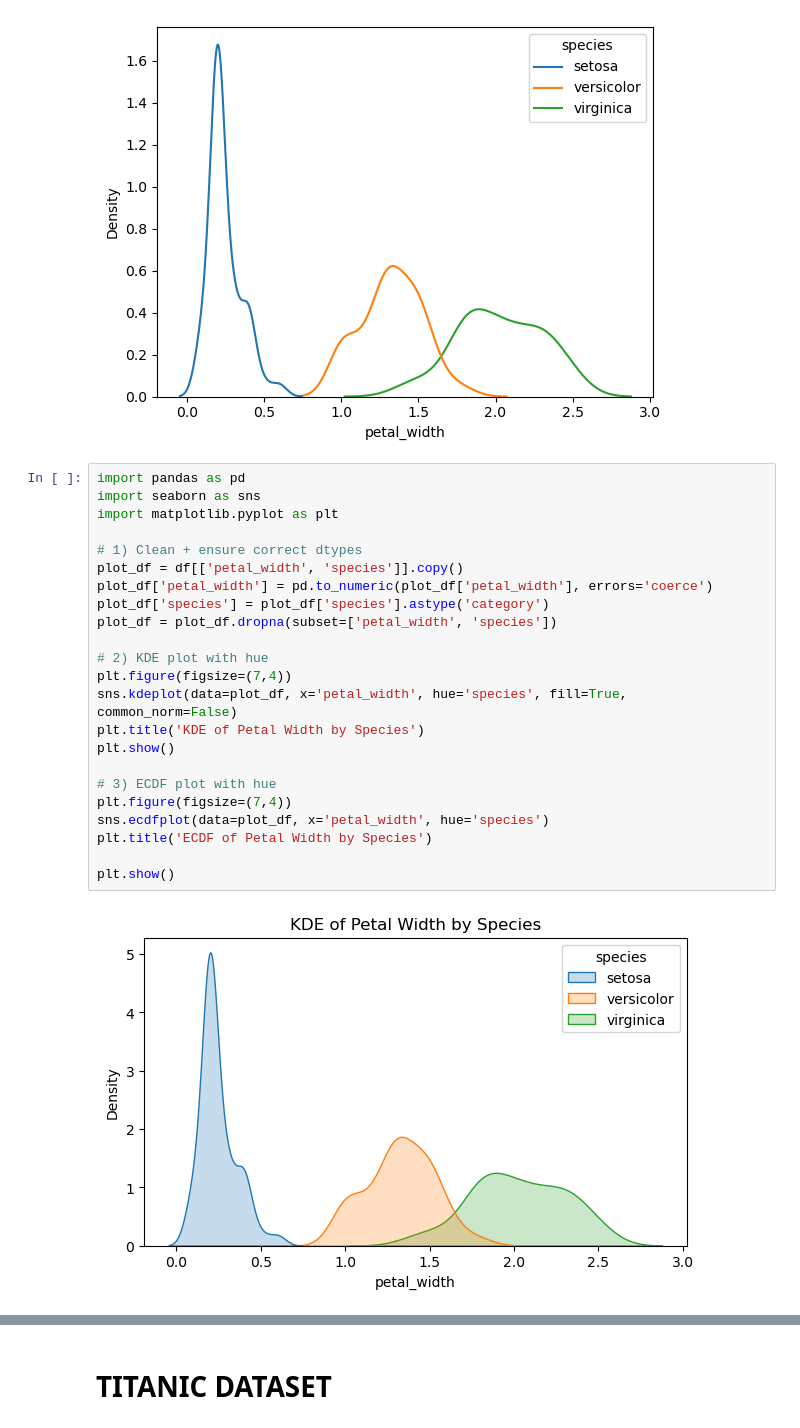
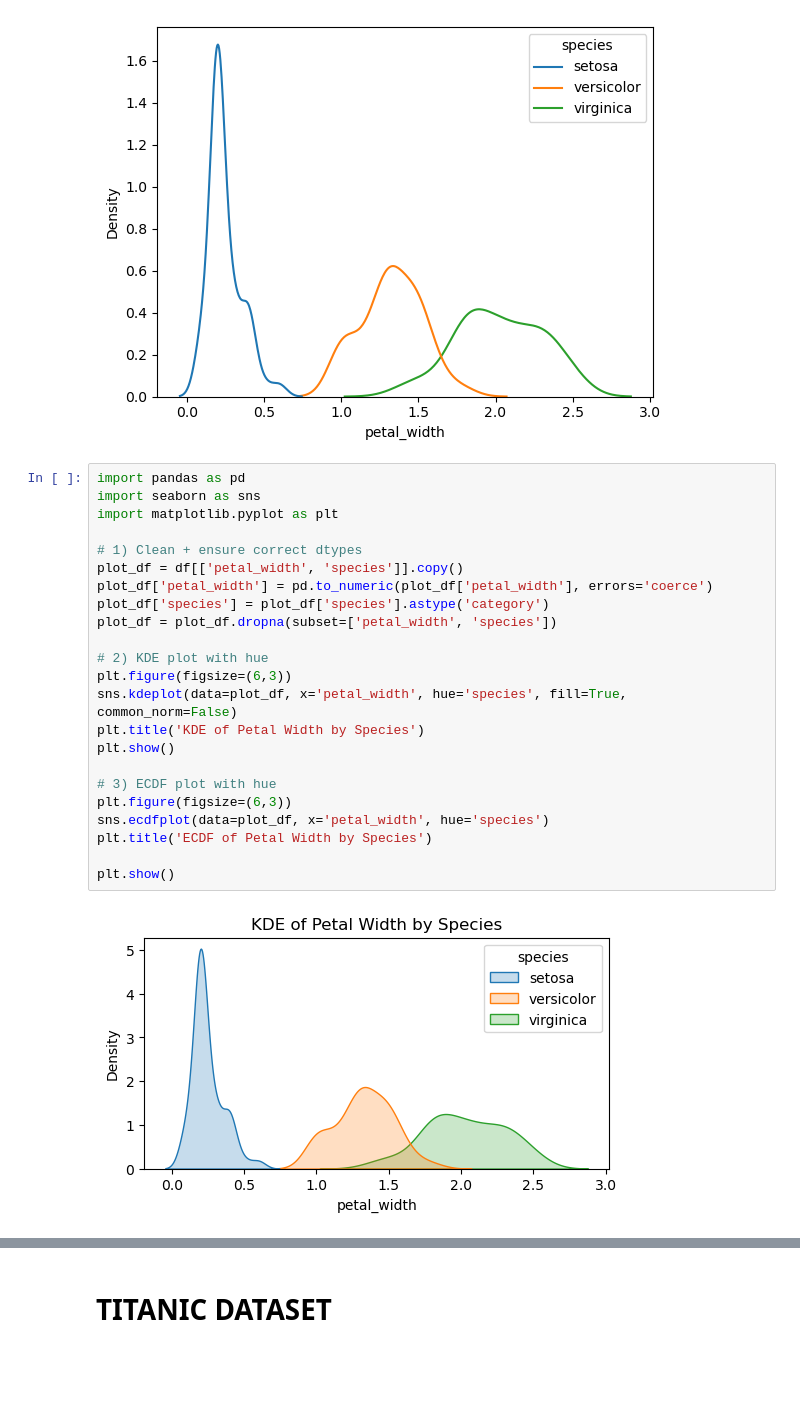
Before and after one commit to xploramit/Econometrics-using-python, a Jupyter notebook: Econometrics.ipynb, the cells around one changed output, grey strips where cells are left out. Drawn from its saved outputs; the diff is of its cells as text; blank space fills up the shorter version.

```diff
--- a/Econometrics.ipynb
+++ b/Econometrics.ipynb
@@ -668,25 +668,25 @@ sns.kdeplot(data=df,x='petal_width',hue='species')
 # %%
 import pandas as pd
 import seaborn as sns
 import matplotlib.pyplot as plt
 
 # 1) Clean + ensure correct dtypes
 plot_df = df[['petal_width', 'species']].copy()
 plot_df['petal_width'] = pd.to_numeric(plot_df['petal_width'], errors='coerce')
 plot_df['species'] = plot_df['species'].astype('category')
 plot_df = plot_df.dropna(subset=['petal_width', 'species'])
 
 # 2) KDE plot with hue
-plt.figure(figsize=(7,4))
+plt.figure(figsize=(6,3))
 sns.kdeplot(data=plot_df, x='petal_width', hue='species', fill=True, common_norm=False)
 plt.title('KDE of Petal Width by Species')
 plt.show()
 
 # 3) ECDF plot with hue
-plt.figure(figsize=(7,4))
+plt.figure(figsize=(6,3))
 sns.ecdfplot(data=plot_df, x='petal_width', hue='species')
 plt.title('ECDF of Petal Width by Species')
 
 plt.show()
 # %% [output]
-[figure, old version]
+[figure, new version]
```
Also changed, not shown: parts of 2 cells of this notebook.
